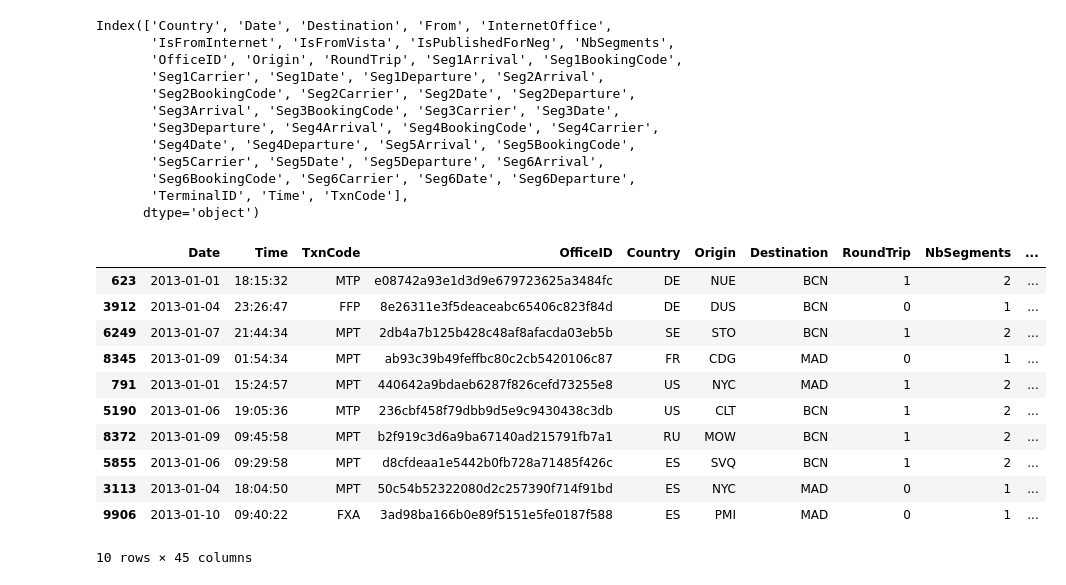
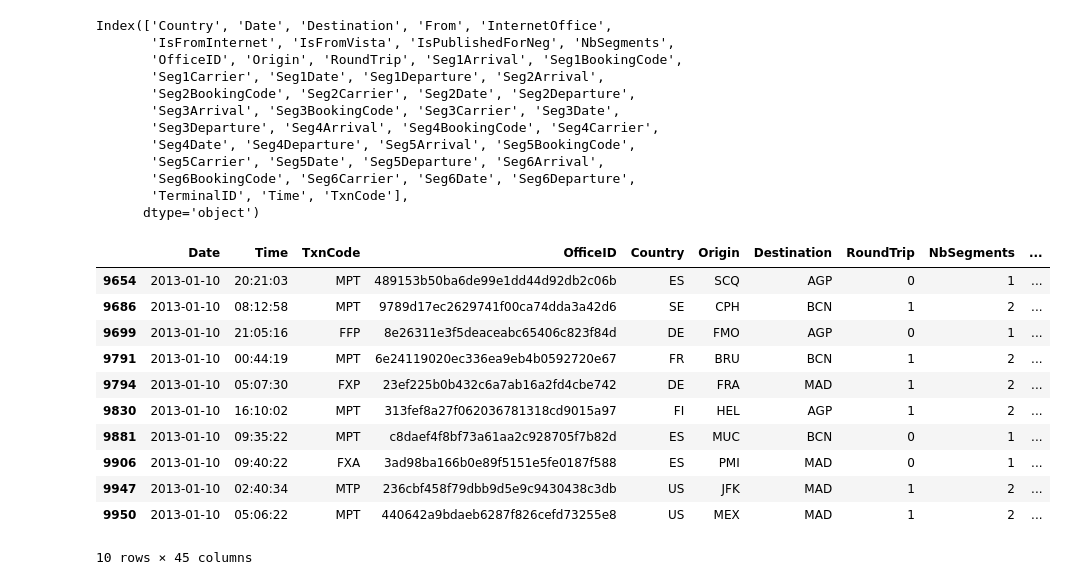
Before and after one commit to bdeotto/reto_Amadeus, a Jupyter notebook: reto_Amadeus.ipynb, the cells around one changed output. Cells and saved outputs as stored; diff of their text form; code cells hidden in the pictures.

```diff
--- a/reto_Amadeus.ipynb
+++ b/reto_Amadeus.ipynb
@@ -325,18 +325,18 @@ Index(['Country', 'Date', 'Destination', 'From', 'InternetOffice',
        'TerminalID', 'Time', 'TxnCode'],
       dtype='object')
 # %%
-df_searches_sample[df_searches_sample['Destination'].isin(['AGP','MAD','BCN'])].sample(10)
+df_searches_sample[df_searches_sample['Destination'].isin(['AGP','MAD','BCN'])].tail(10)
 # %% [output]
 |  | Date | Time | TxnCode | OfficeID | Country | Origin | Destination | RoundTrip | NbSegments | ... |
-| 623 | 2013-01-01 | 18:15:32 | MTP | e08742a93e1d3d9e679723625a3484fc | DE | NUE | BCN | 1 | 2 | ... |
-| 3912 | 2013-01-04 | 23:26:47 | FFP | 8e26311e3f5deaceabc65406c823f84d | DE | DUS | BCN | 0 | 1 | ... |
-| 6249 | 2013-01-07 | 21:44:34 | MPT | 2db4a7b125b428c48af8afacda03eb5b | SE | STO | BCN | 1 | 2 | ... |
-| 8345 | 2013-01-09 | 01:54:34 | MPT | ab93c39b49feffbc80c2cb5420106c87 | FR | CDG | MAD | 0 | 1 | ... |
-| 791 | 2013-01-01 | 15:24:57 | MPT | 440642a9bdaeb6287f826cefd73255e8 | US | NYC | MAD | 1 | 2 | ... |
-| 5190 | 2013-01-06 | 19:05:36 | MTP | 236cbf458f79dbb9d5e9c9430438c3db | US | CLT | BCN | 1 | 2 | ... |
-| 8372 | 2013-01-09 | 09:45:58 | MPT | b2f919c3d6a9ba67140ad215791fb7a1 | RU | MOW | BCN | 1 | 2 | ... |
-| 5855 | 2013-01-06 | 09:29:58 | MPT | d8cfdeaa1e5442b0fb728a71485f426c | ES | SVQ | BCN | 1 | 2 | ... |
-| 3113 | 2013-01-04 | 18:04:50 | MPT | 50c54b52322080d2c257390f714f91bd | ES | NYC | MAD | 0 | 1 | ... |
+| 9654 | 2013-01-10 | 20:21:03 | MPT | 489153b50ba6de99e1dd44d92db2c06b | ES | SCQ | AGP | 0 | 1 | ... |
+| 9686 | 2013-01-10 | 08:12:58 | MPT | 9789d17ec2629741f00ca74dda3a42d6 | SE | CPH | BCN | 1 | 2 | ... |
+| 9699 | 2013-01-10 | 21:05:16 | FFP | 8e26311e3f5deaceabc65406c823f84d | DE | FMO | AGP | 0 | 1 | ... |
+| 9791 | 2013-01-10 | 00:44:19 | MPT | 6e24119020ec336ea9eb4b0592720e67 | FR | BRU | BCN | 1 | 2 | ... |
+| 9794 | 2013-01-10 | 05:07:30 | FXP | 23ef225b0b432c6a7ab16a2fd4cbe742 | DE | FRA | MAD | 1 | 2 | ... |
+| 9830 | 2013-01-10 | 16:10:02 | MPT | 313fef8a27f062036781318cd9015a97 | FI | HEL | AGP | 1 | 2 | ... |
+| 9881 | 2013-01-10 | 09:35:22 | MPT | c8daef4f8bf73a61aa2c928705f7b82d | ES | MUC | BCN | 0 | 1 | ... |
 | 9906 | 2013-01-10 | 09:40:22 | FXA | 3ad98ba166b0e89f5151e5fe0187f588 | ES | PMI | MAD | 0 | 1 | ... |
+| 9947 | 2013-01-10 | 02:40:34 | MTP | 236cbf458f79dbb9d5e9c9430438c3db | US | JFK | MAD | 1 | 2 | ... |
+| 9950 | 2013-01-10 | 05:06:22 | MPT | 440642a9bdaeb6287f826cefd73255e8 | US | MEX | MAD | 1 | 2 | ... |
 10 rows × 45 columns
 # %%
```
Also changed, not shown: parts of 13 cells of this notebook, 3 other files.
